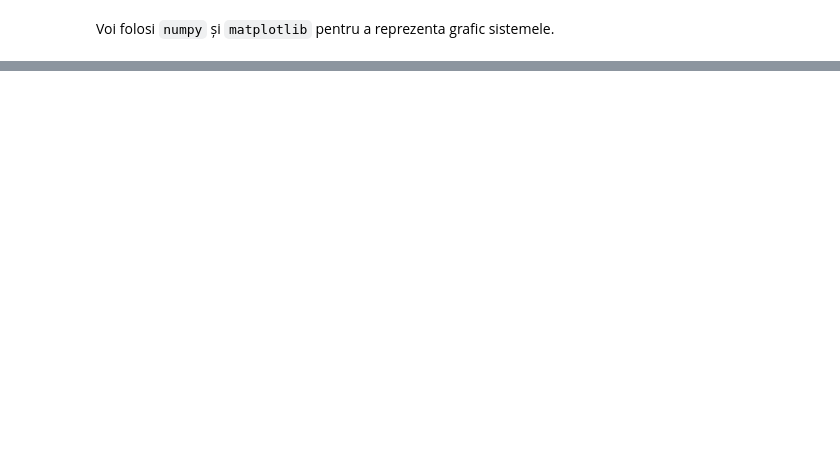
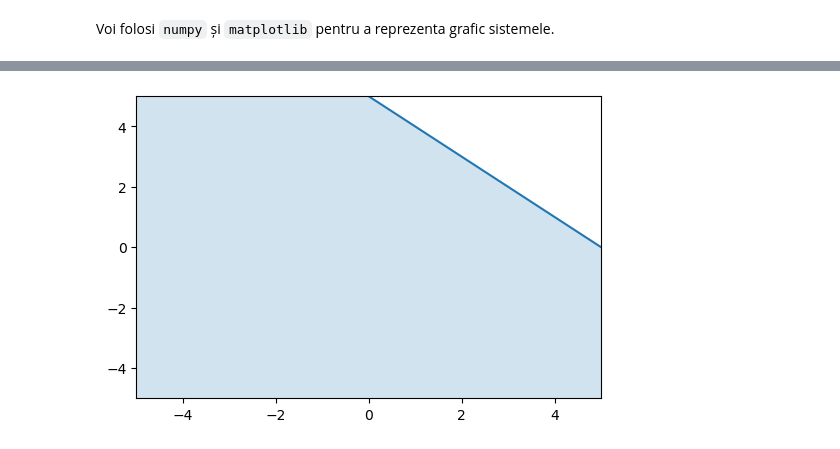
Before and after one commit to GabrielMajeri/teme-fmi, a Jupyter notebook: to/Tema 1.ipynb, the cells around one changed output, grey strips where cells are left out. Saved outputs shown, nothing was run; the diff lists cells and outputs as text; code cells hidden in the pictures; blank space fills up the shorter version.

```diff
--- a/to/Tema 1.ipynb
+++ b/to/Tema 1.ipynb
@@ -61,0 +102,17 @@ După cum se vede și în grafic, nu există o zonă în care toate cele 3 semip
+# %%
+x = np.linspace(-5, 5, 200)
+
+plt.figure(dpi=100)
+
+plt.xlim(-5, 5)
+plt.ylim(-5, 5)
+
+
+# x + y <= 5
+y = 5 - x
+plt.plot(x, y)
+plt.fill_between(x, y, y - 15, alpha=0.2)
+
+plt.show()
+# %% [output]
+[figure, added]
```
Also changed, not shown: parts of 15 cells of this notebook.
